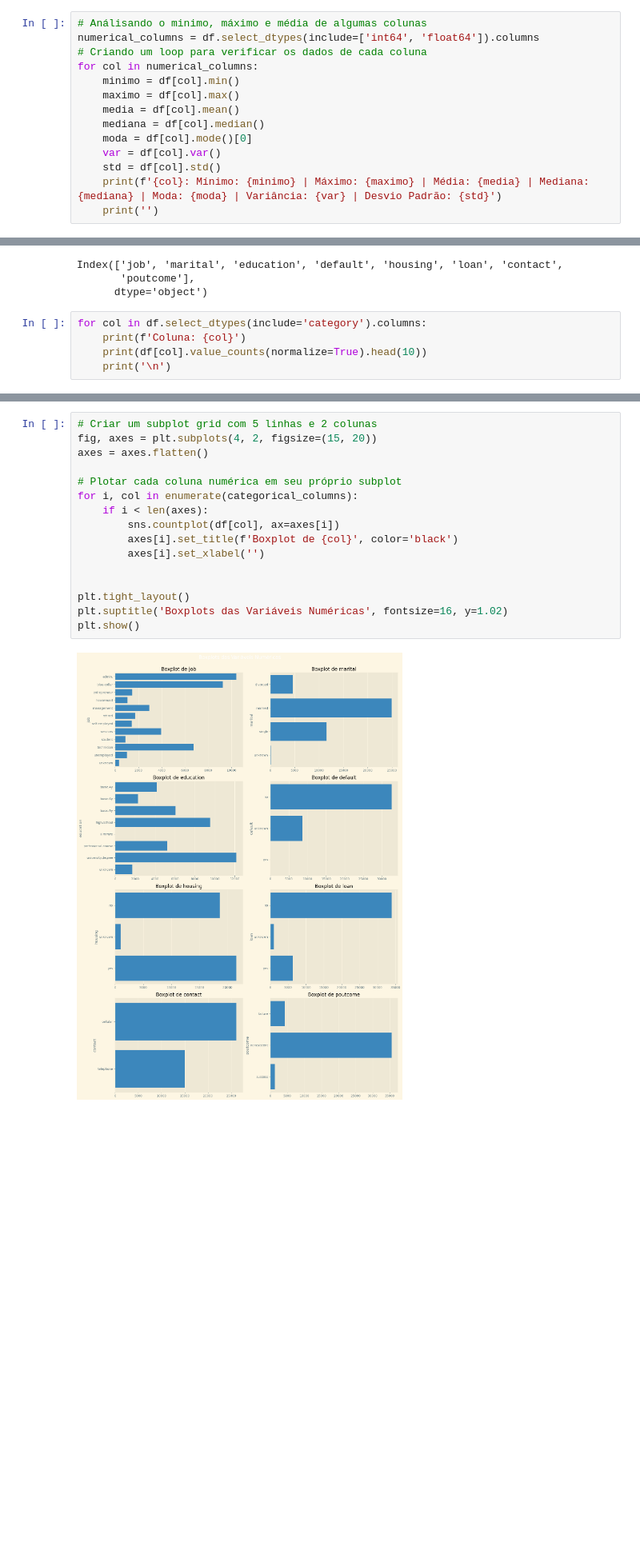
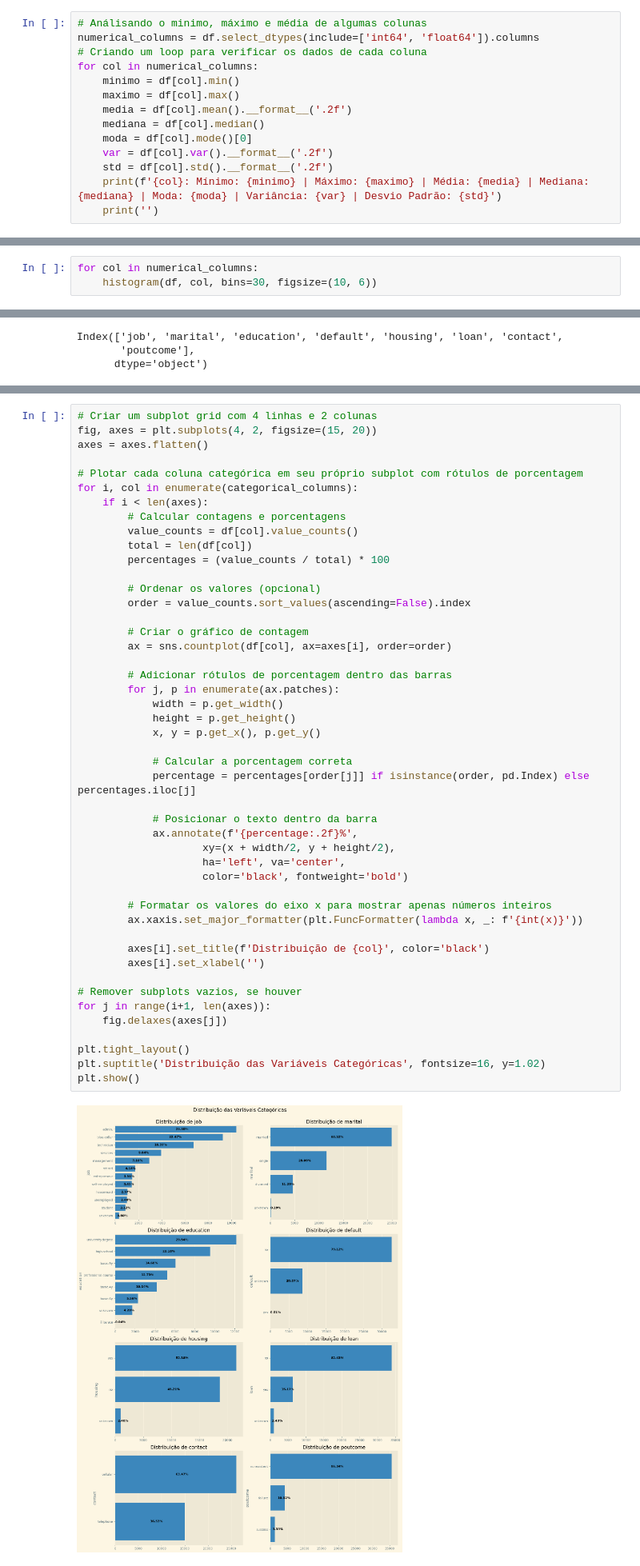
Before and after one commit to cabralzgrv/bank_marketing, a Jupyter notebook: eda.ipynb, the cells around one changed output, grey strips where cells are left out. Shown at 80% size. Drawn from its saved outputs; the diff is of its cells as text; blank space fills up the shorter version.

```diff
--- a/eda.ipynb
+++ b/eda.ipynb
@@ -127,11 +164,11 @@ numerical_columns = df.select_dtypes(include=['int64', 'float64']).columns
 for col in numerical_columns:
     minimo = df[col].min()
     maximo = df[col].max()
-    media = df[col].mean()
+    media = df[col].mean().__format__('.2f')
     mediana = df[col].median()
     moda = df[col].mode()[0]
-    var = df[col].var()
-    std = df[col].std()
+    var = df[col].var().__format__('.2f')
+    std = df[col].std().__format__('.2f')
     print(f'{col}: Mínimo: {minimo} | Máximo: {maximo} | Média: {media} | Mediana: {mediana} | Moda: {moda} | Variância: {var} | Desvio Padrão: {std}')
     print('')
 # %% [output]
@@ -162,0 +233,3 @@ plt.tight_layout()
+# %%
+for col in numerical_columns:
+    histogram(df, col, bins=30, figsize=(10, 6))
@@ -212,8 +297,3 @@ df.select_dtypes(include='category').columns
 Index(['job', 'marital', 'education', 'default', 'housing', 'loan', 'contact',
        'poutcome'],
       dtype='object')
-# %%
-for col in df.select_dtypes(include='category').columns:
-    print(f'Coluna: {col}')
-    print(df[col].value_counts(normalize=True).head(10))
-    print('\n')
@@ -238,21 +300,52 @@ Name: proportion, dtype: float64
 # %%
-# Criar um subplot grid com 5 linhas e 2 colunas
+# Criar um subplot grid com 4 linhas e 2 colunas
 fig, axes = plt.subplots(4, 2, figsize=(15, 20))
 axes = axes.flatten()
 
-# Plotar cada coluna numérica em seu próprio subplot
+# Plotar cada coluna categórica em seu próprio subplot com rótulos de porcentagem
 for i, col in enumerate(categorical_columns):
     if i < len(axes):
-        sns.countplot(df[col], ax=axes[i])
-        axes[i].set_title(f'Boxplot de {col}', color='black')
+        # Calcular contagens e porcentagens
+        value_counts = df[col].value_counts()
+        total = len(df[col])
+        percentages = (value_counts / total) * 100
+
+        # Ordenar os valores (opcional)
+        order = value_counts.sort_values(ascending=False).index
+
+        # Criar o gráfico de contagem
+        ax = sns.countplot(df[col], ax=axes[i], order=order)
+
+        # Adicionar rótulos de porcentagem dentro das barras
+        for j, p in enumerate(ax.patches):
+            width = p.get_width()
+            height = p.get_height()
+            x, y = p.get_x(), p.get_y()
+
+            # Calcular a porcentagem correta
+            percentage = percentages[order[j]] if isinstance(order, pd.Index) else percentages.iloc[j]
+
+            # Posicionar o texto dentro da barra
+            ax.annotate(f'{percentage:.2f}%',
+                    xy=(x + width/2, y + height/2),
+                    ha='left', va='center',
+                    color='black', fontweight='bold')
+
+        # Formatar os valores do eixo x para mostrar apenas números inteiros
+        ax.xaxis.set_major_formatter(plt.FuncFormatter(lambda x, _: f'{int(x)}'))
+
+        axes[i].set_title(f'Distribuição de {col}', color='black')
         axes[i].set_xlabel('')
 
+# Remover subplots vazios, se houver
+for j in range(i+1, len(axes)):
+    fig.delaxes(axes[j])
 
 plt.tight_layout()
-plt.suptitle('Boxplots das Variáveis Numéricas', fontsize=16, y=1.02)
+plt.suptitle('Distribuição das Variáveis Categóricas', fontsize=16, y=1.02)
 plt.show()
 # %% [output]
-[figure, old version]
+[figure, new version]
 # %%
 # Criar uma matriz de contingência para cada par de variáveis categóricas
 plt.figure(figsize=(14, 12))
```
Also changed, not shown: parts of 6 cells of this notebook.
